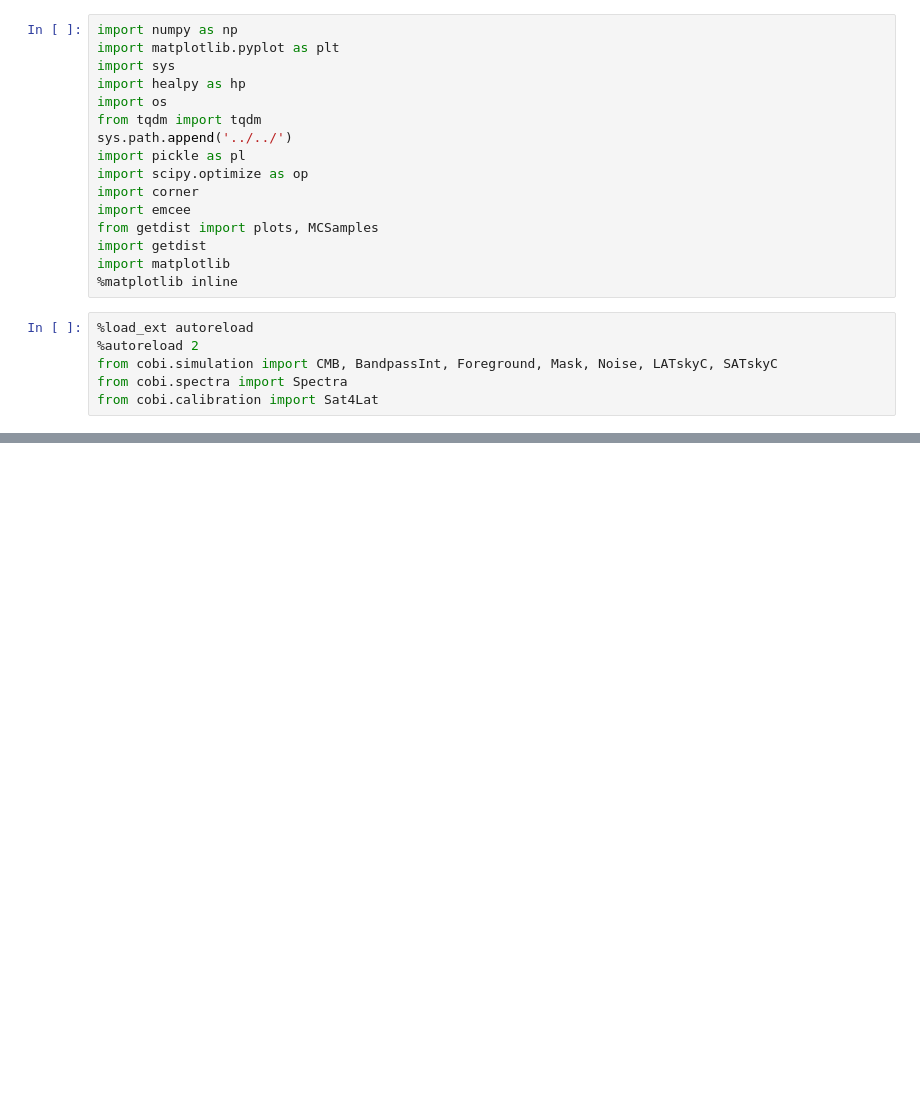
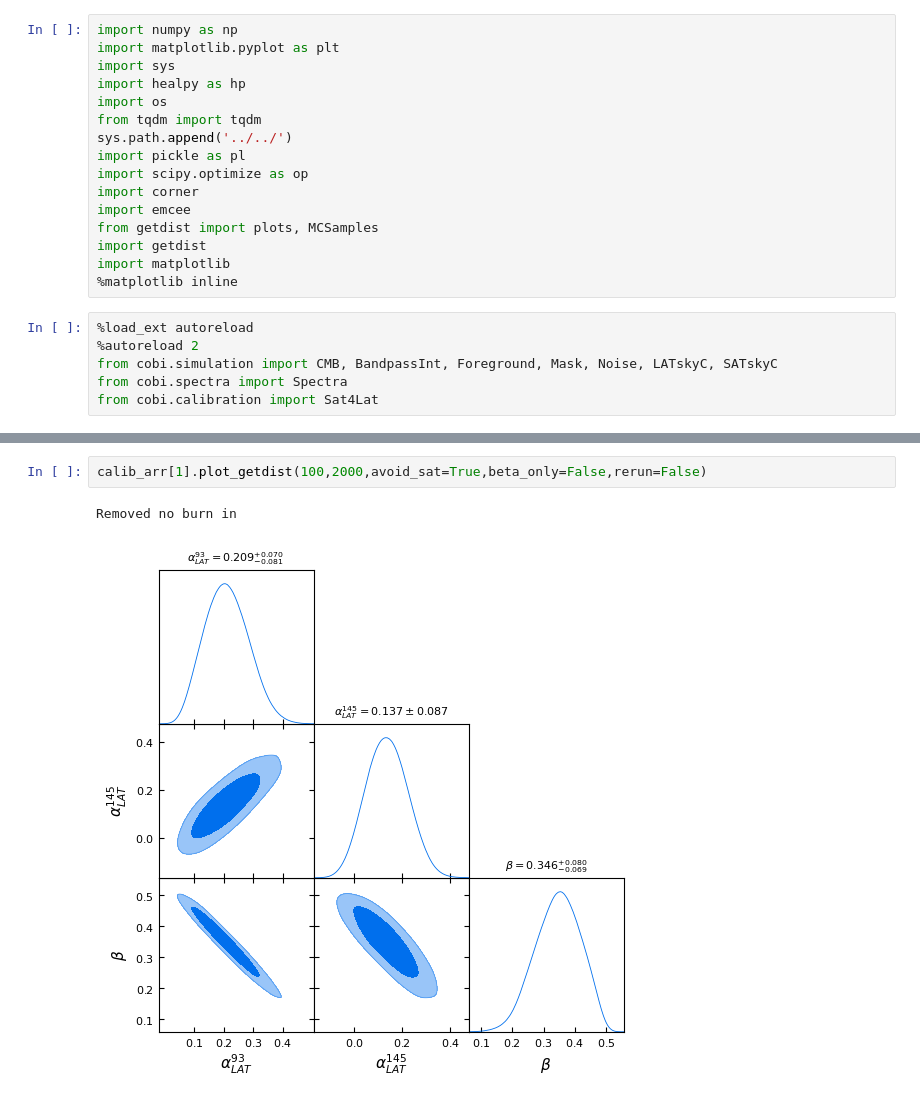
Before and after one commit to antolonappan/cobi, a Jupyter notebook: examples/simulations/calibration.ipynb, the cells around one changed output, grey strips where cells are left out. Drawn from its saved outputs; the diff is of its cells as text; blank space fills up the shorter version.

```diff
--- a/examples/simulations/calibration.ipynb
+++ b/examples/simulations/calibration.ipynb
@@ -97,0 +66,5 @@ Removed no burn in
+# %%
+calib_arr[1].plot_getdist(100,2000,avoid_sat=True,beta_only=False,rerun=False)
+# %% [output]
+Removed no burn in
+[figure, added]
```
Also changed, not shown: parts of 13 cells of this notebook, 10 other files.
